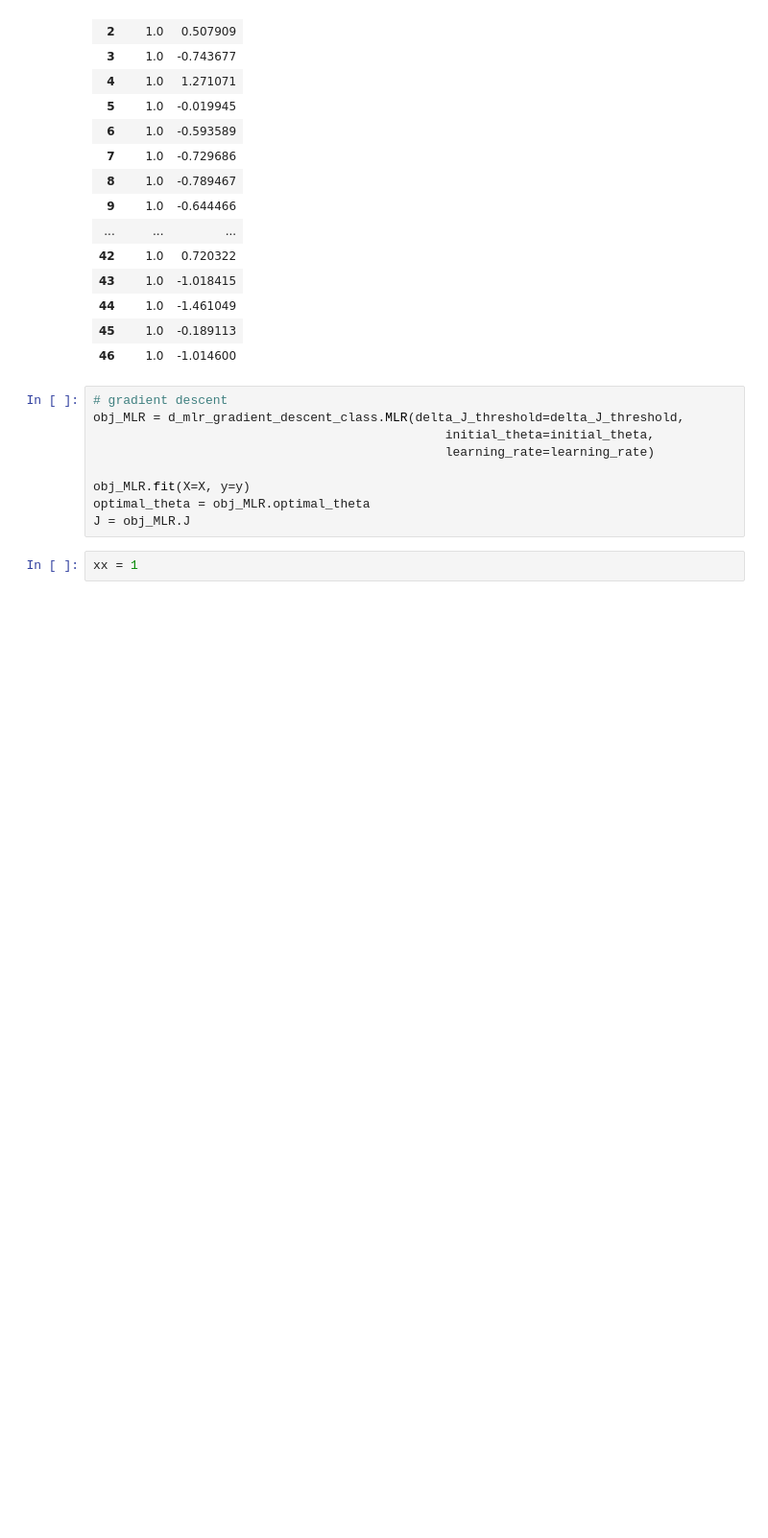
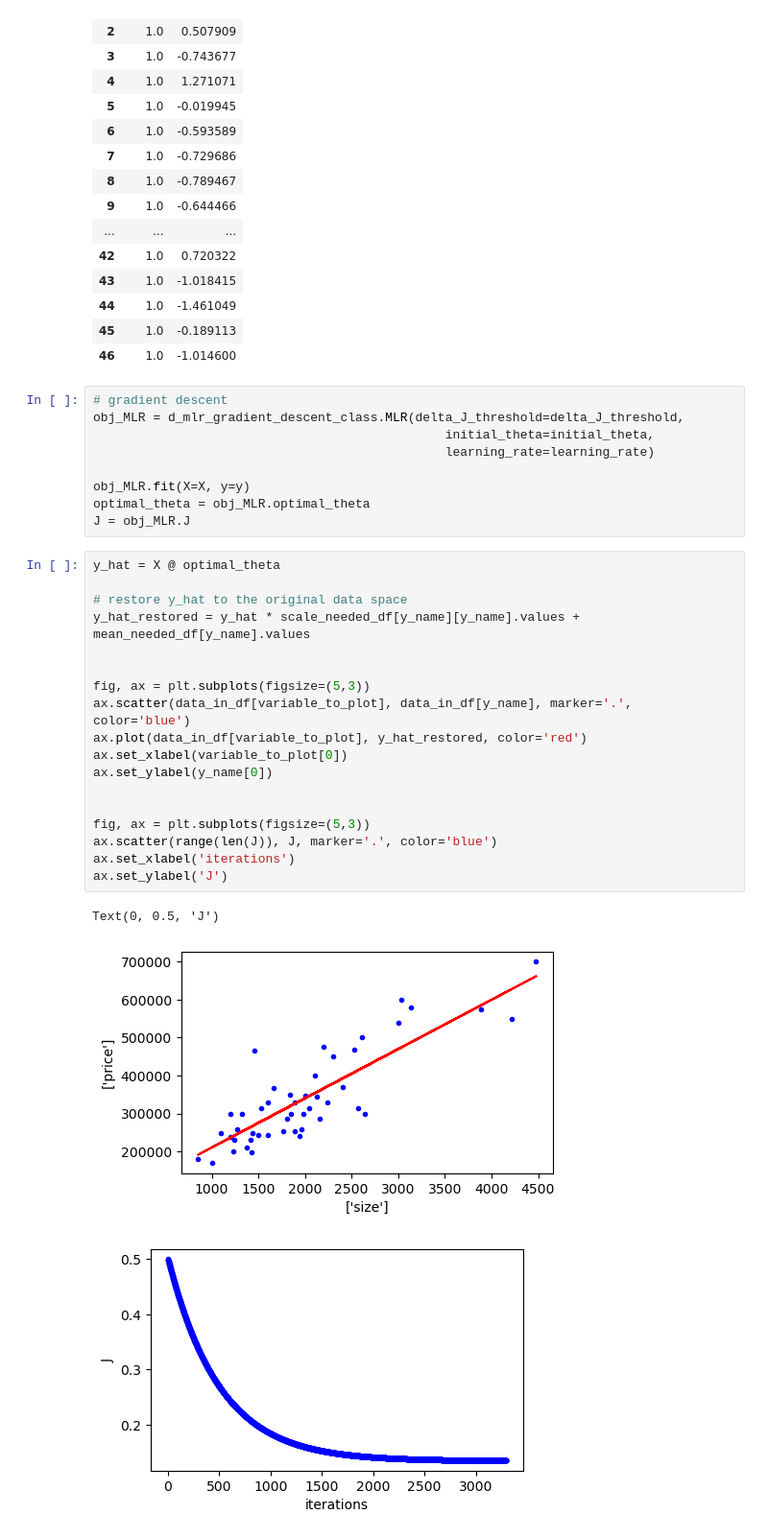
Before and after one commit to duxiuxia-bioinformatics/teach_machine_learning_and_ai, a Jupyter notebook: src/regression/linear_regression/do_linear_regression_numerical_solution.ipynb, the cells around one changed output. Shown: that part at 96% size. Cells and saved outputs as stored; diff of their text form; blank space fills up the shorter version.

```diff
--- a/src/regression/linear_regression/do_linear_regression_numerical_solution.ipynb
+++ b/src/regression/linear_regression/do_linear_regression_numerical_solution.ipynb
@@ -117,4 +117,24 @@ obj_MLR.fit(X=X, y=y)
 optimal_theta = obj_MLR.optimal_theta
 J = obj_MLR.J
 # %%
-xx = 1
+y_hat = X @ optimal_theta
+
+# restore y_hat to the original data space
+y_hat_restored = y_hat * scale_needed_df[y_name][y_name].values + mean_needed_df[y_name].values
+
+
+fig, ax = plt.subplots(figsize=(5,3))
+ax.scatter(data_in_df[variable_to_plot], data_in_df[y_name], marker='.', color='blue')
+ax.plot(data_in_df[variable_to_plot], y_hat_restored, color='red')
+ax.set_xlabel(variable_to_plot[0])
+ax.set_ylabel(y_name[0])
+
+
+fig, ax = plt.subplots(figsize=(5,3))
+ax.scatter(range(len(J)), J, marker='.', color='blue')
+ax.set_xlabel('iterations')
+ax.set_ylabel('J')
+# %% [output]
+Text(0, 0.5, 'J')
+[figure, added]
+[figure, added]
```
Also changed, not shown: parts of 1 cell of this notebook.
